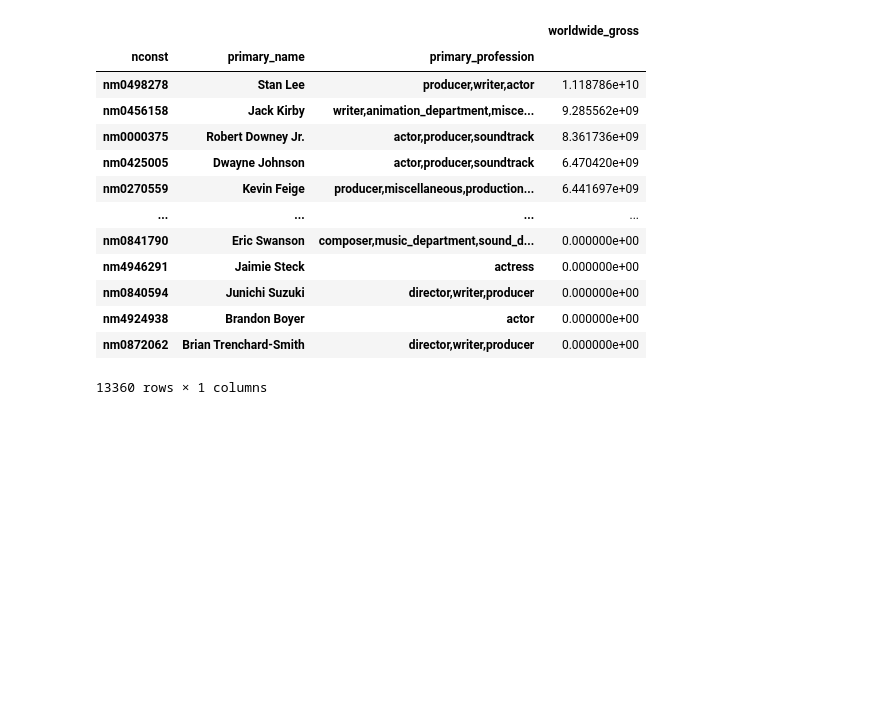
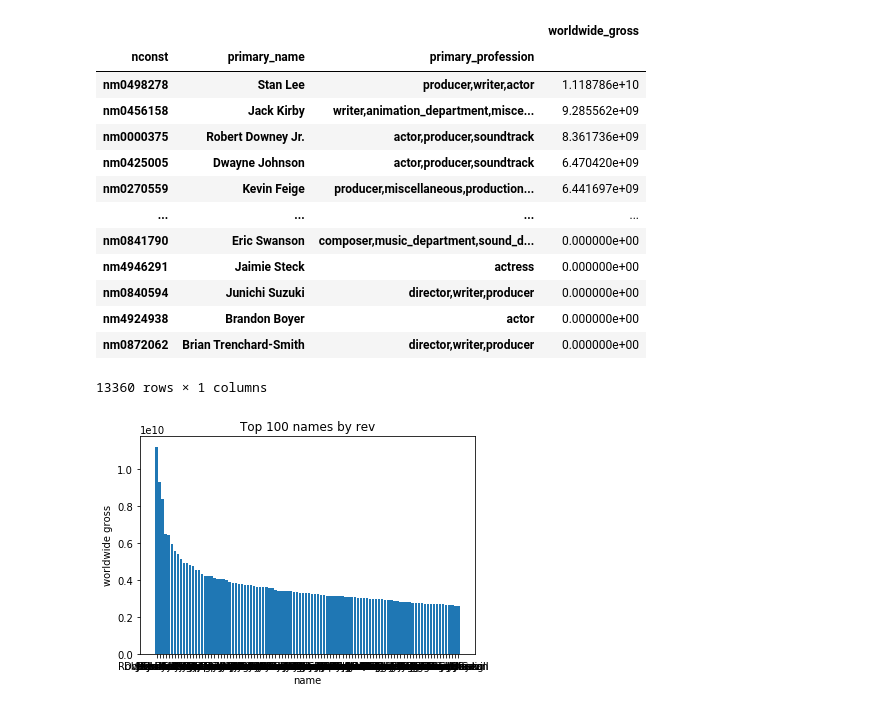
Before and after one commit to polyglottraveler/projectkr, a Jupyter notebook: sql_v0-kca.ipynb, the cells around one changed output. Saved outputs shown, nothing was run; the diff lists cells and outputs as text; code cells hidden in the pictures; blank space fills up the shorter version.

Commit message:
Plot top people vs their respective movies worldwide gross rev

```diff
--- a/sql_v0-kca.ipynb
+++ b/sql_v0-kca.ipynb
@@ -391,3 +391,14 @@ df_names_rev_grouped
 df_names_rev_grouped.to_csv('rev_by_name')
 # %%
 df_names_rev_grouped=pd.read_csv('rev_by_name')
+# %%
+top_100_names = df_names_rev_grouped.nlargest(100,'worldwide_gross')
+# %%
+plt.bar(top_100_names['primary_name'],top_100_names['worldwide_gross'])
+plt.title('Top 100 names by rev')
+plt.xlabel('name')
+plt.ylabel('worldwide gross')
+plt.show()
+#see gian step down at ~6*10^9
+# %% [output]
+[figure, added]
```
Also changed, not shown: parts of 2 cells of this notebook.
